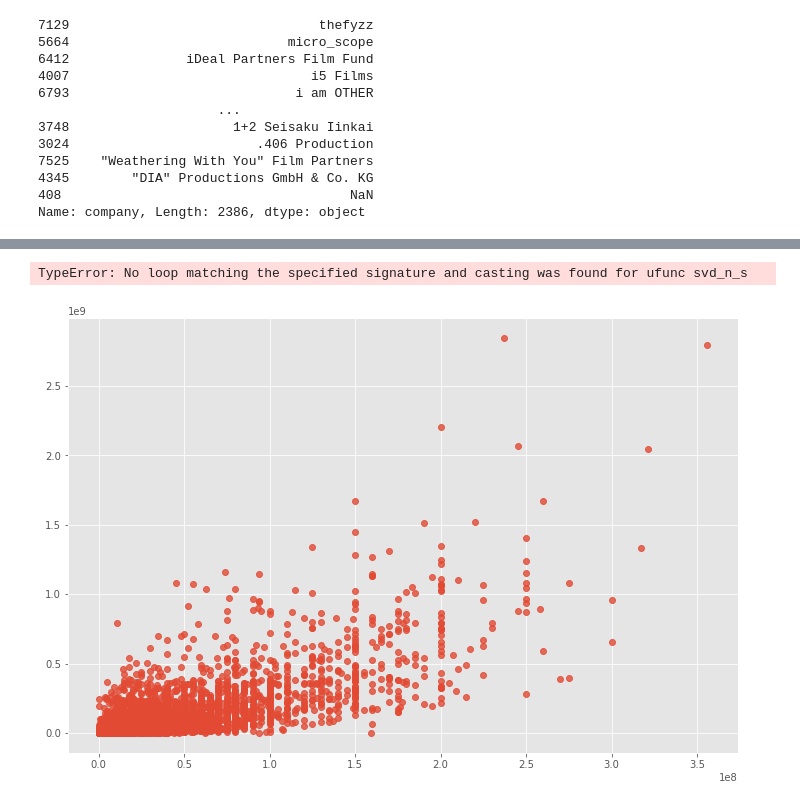
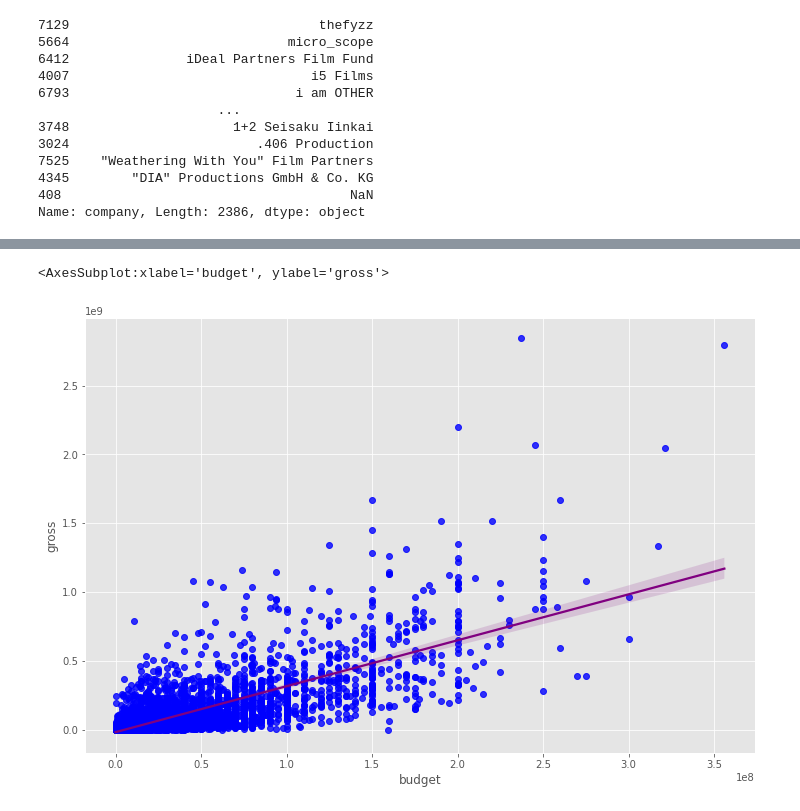
Before and after one commit to MunyaradziMagura/Movies-Project, a Jupyter notebook: movies.ipynb, the cells around one changed output, grey strips where cells are left out. Saved outputs shown, nothing was run; the diff lists cells and outputs as text; code cells hidden in the pictures.

```diff
--- a/movies.ipynb
+++ b/movies.ipynb
@@ -122,7 +122,7 @@ df['name'].drop_duplicates().sort_values(ascending=False)
 Name: company, Length: 2386, dtype: object
 # %%
 # drop all null rows
-df1 = df.dropna()
+df = df.dropna()
 # %%
 # correlating columns: scatter plot, budget vs gross
 # correlating columns: scatter plot, budget vs gross
@@ -137,6 +136,13 @@ TypeError: float() argument must be a string or a number, not 'NAType'
 # %%
 # plot budget and gross with seaborn
-sns.regplot(x= 'budget', y='gross', data=df1)
+
+
+df.drop_duplicates()
+df.sort_values(by=['gross'], inplace=False, ascending=False)
+
+# data = sns.load_dataset("")
+data = pd.read_csv('movies.csv')
+sns.regplot(x="budget", y="gross", data=data, scatter_kws={"color": "blue"}, line_kws={"color": "purple"})
 # %% [output]
-TypeError: No loop matching the specified signature and casting was found for ufunc svd_n_s
+<AxesSubplot:xlabel='budget', ylabel='gross'>
-[figure, old version]
+[figure, new version]
```
Also changed, not shown: parts of 2 cells of this notebook.
